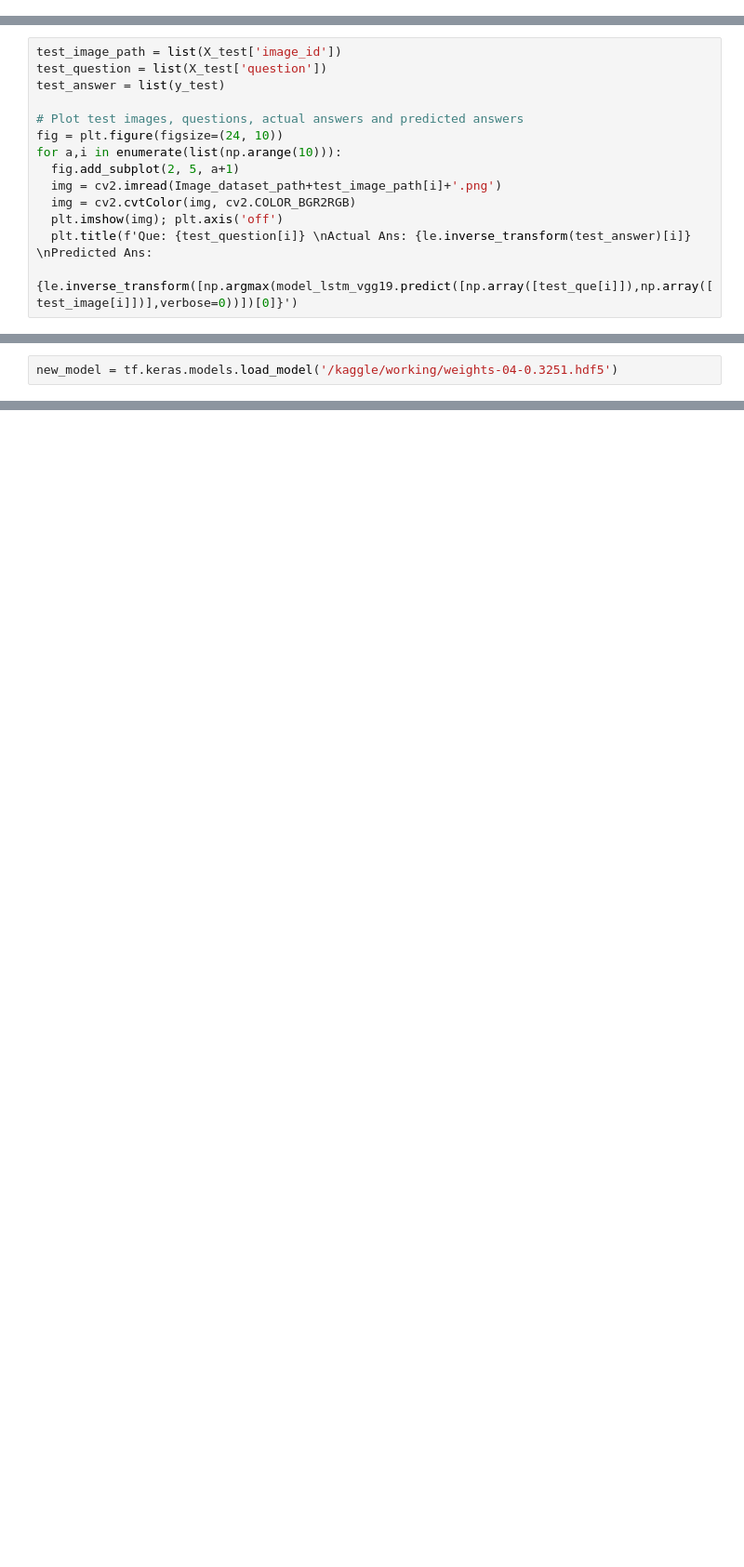
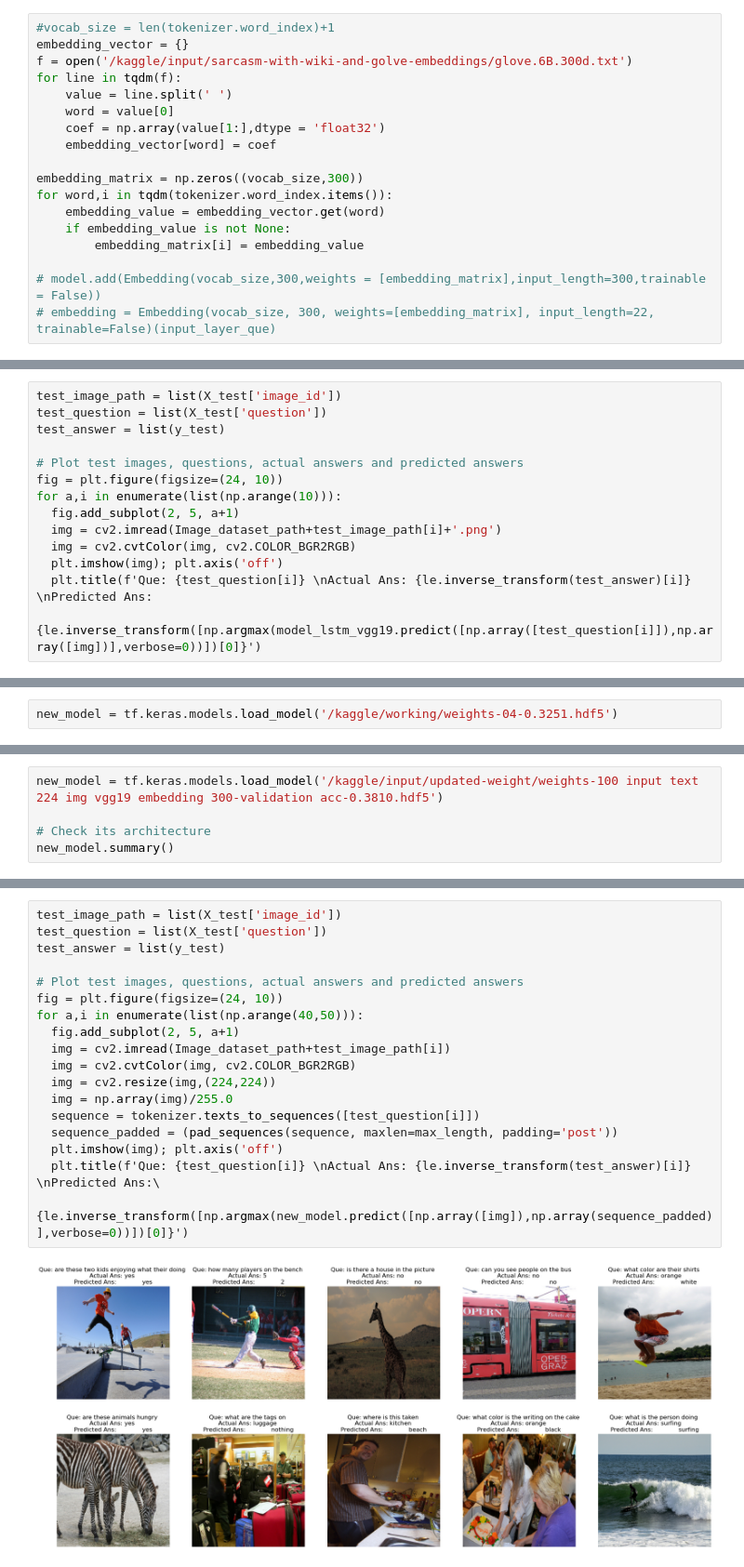
Before and after one commit to Koushikl0l/VQA_Uncharted, a Jupyter notebook: vqa-with-mscoco.ipynb, the cells around one changed output, grey strips where cells are left out. Shown at 93% size. Drawn from its saved outputs; the diff is of its cells as text; blank space fills up the shorter version.

```diff
--- a/vqa-with-mscoco.ipynb
+++ b/vqa-with-mscoco.ipynb
@@ -156,6 +138,24 @@ question_list_train = X_train["question"].tolist()
 #tokenizer part
 tokenizer = Tokenizer(num_words=vocab_size, oov_token=oov_tok)
 tokenizer.fit_on_texts(question_list_train)
+# %%
+#vocab_size = len(tokenizer.word_index)+1
+embedding_vector = {}
+f = open('/kaggle/input/sarcasm-with-wiki-and-golve-embeddings/glove.6B.300d.txt')
+for line in tqdm(f):
+    value = line.split(' ')
+    word = value[0]
+    coef = np.array(value[1:],dtype = 'float32')
+    embedding_vector[word] = coef
+
+embedding_matrix = np.zeros((vocab_size,300))
+for word,i in tqdm(tokenizer.word_index.items()):
+    embedding_value = embedding_vector.get(word)
+    if embedding_value is not None:
+        embedding_matrix[i] = embedding_value
+
+# model.add(Embedding(vocab_size,300,weights = [embedding_matrix],input_length=300,trainable = False))
+# embedding = Embedding(vocab_size, 300, weights=[embedding_matrix], input_length=22, trainable=False)(input_layer_que)
 # %%
 class DataGenerator(tf.keras.utils.Sequence):
     'Generates data for Keras'
@@ -422,7 +458,7 @@ for a,i in enumerate(list(np.arange(10))):
   img = cv2.cvtColor(img, cv2.COLOR_BGR2RGB)
   plt.imshow(img); plt.axis('off')
   plt.title(f'Que: {test_question[i]} \nActual Ans: {le.inverse_transform(test_answer)[i]} \nPredicted Ans:
-  {le.inverse_transform([np.argmax(model_lstm_vgg19.predict([np.array([test_que[i]]),np.array([test_image[i]])],verbose=0))])[0]}')
+  {le.inverse_transform([np.argmax(model_lstm_vgg19.predict([np.array([test_question[i]]),np.array([img])],verbose=0))])[0]}')
 # %%
 from prettytable import PrettyTable
 x2 = PrettyTable(["Model", "Datapoints", "Class Labels",  "Epochs","Optimizer", "Train Accuracy", "Validation Accuracy", "Test Accuracy"])
@@ -471,0 +566,5 @@ new_model = tf.keras.models.load_model('/kaggle/working/weights-04-0.3251.hdf5')
+# %%
+new_model = tf.keras.models.load_model('/kaggle/input/updated-weight/weights-100 input text 224 img vgg19 embedding 300-validation acc-0.3810.hdf5')
+
+# Check its architecture
+new_model.summary()
@@ -471,0 +607,20 @@ new_model = tf.keras.models.load_model('/kaggle/working/weights-04-0.3251.hdf5')
+# %%
+test_image_path = list(X_test['image_id'])
+test_question = list(X_test['question'])
+test_answer = list(y_test)
+
+# Plot test images, questions, actual answers and predicted answers
+fig = plt.figure(figsize=(24, 10))
+for a,i in enumerate(list(np.arange(40,50))):
+  fig.add_subplot(2, 5, a+1)
+  img = cv2.imread(Image_dataset_path+test_image_path[i])
+  img = cv2.cvtColor(img, cv2.COLOR_BGR2RGB)
+  img = cv2.resize(img,(224,224))
+  img = np.array(img)/255.0
+  sequence = tokenizer.texts_to_sequences([test_question[i]])
+  sequence_padded = (pad_sequences(sequence, maxlen=max_length, padding='post'))
+  plt.imshow(img); plt.axis('off')
+  plt.title(f'Que: {test_question[i]} \nActual Ans: {le.inverse_transform(test_answer)[i]} \nPredicted Ans:\
+              {le.inverse_transform([np.argmax(new_model.predict([np.array([img]),np.array(sequence_padded)],verbose=0))])[0]}')
+# %% [output]
+[figure, added]
```
Also changed, not shown: parts of 21 cells of this notebook.
